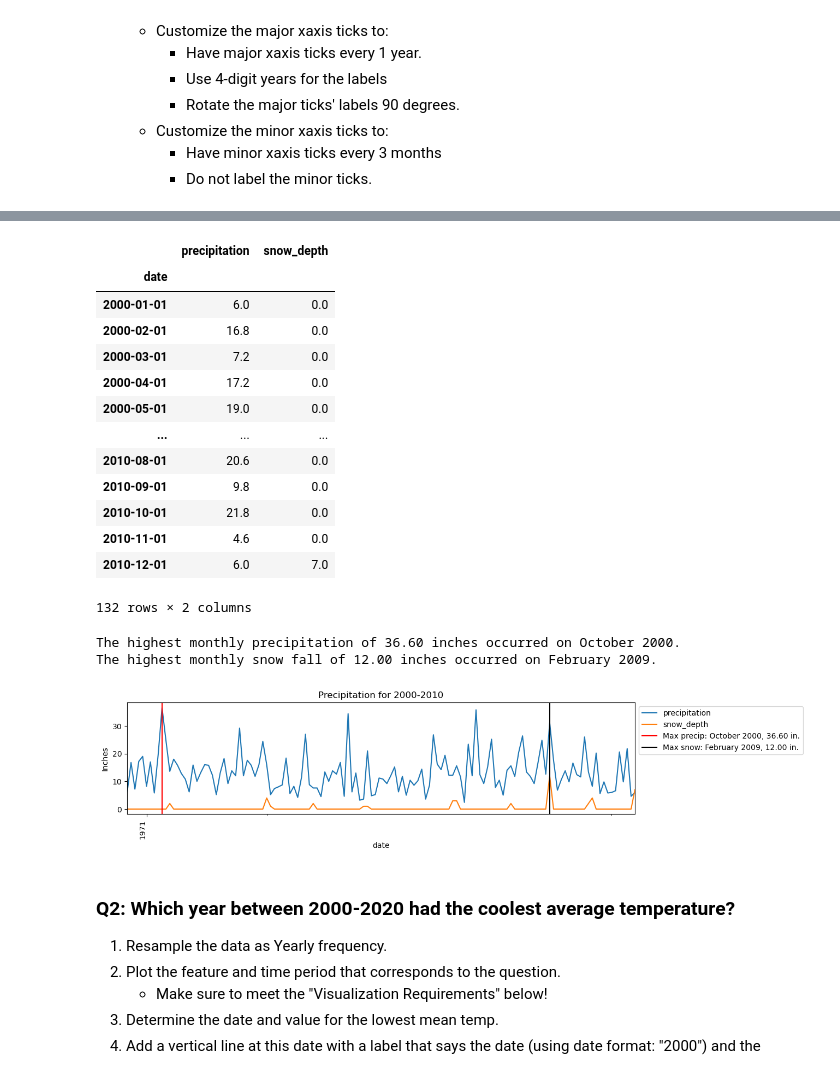
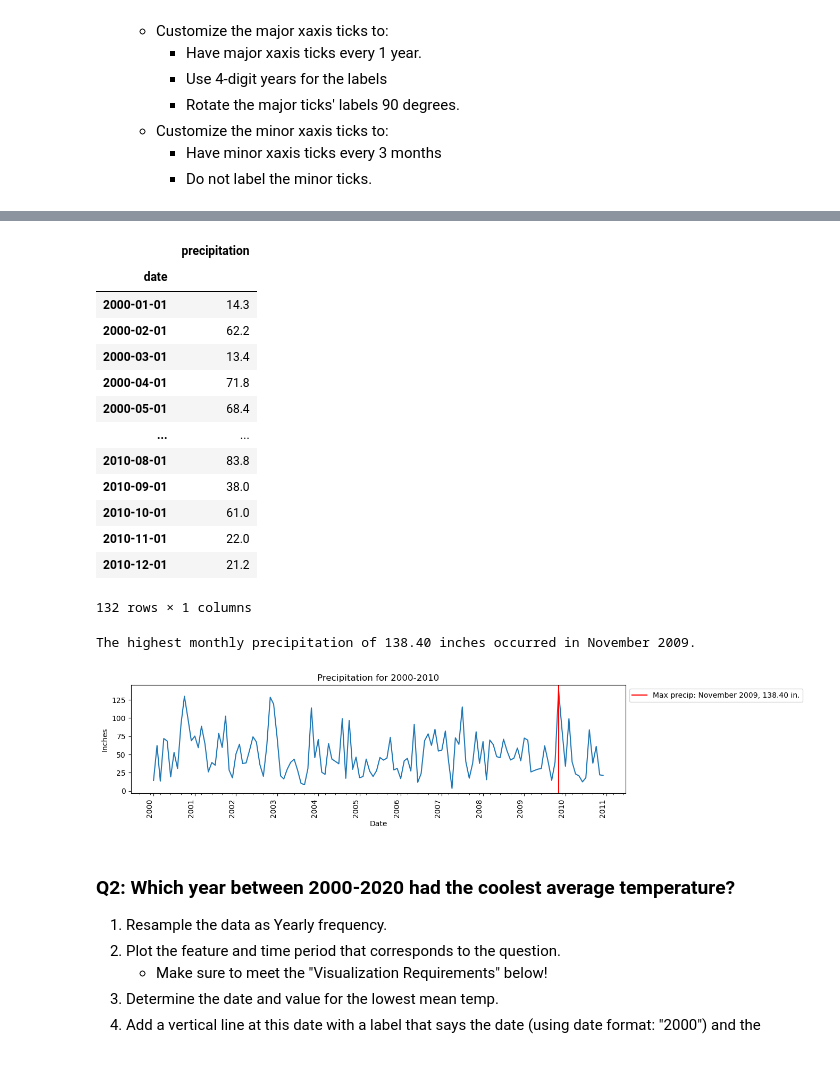
Before and after one commit to krisbarbier/Resampling-Datetime-Data, a Jupyter notebook: Resampling Datetime Data (Core).ipynb, the cells around one changed output, grey strips where cells are left out. Saved outputs shown, nothing was run; the diff lists cells and outputs as text; code cells hidden in the pictures.

```diff
--- a/Resampling Datetime Data (Core).ipynb
+++ b/Resampling Datetime Data (Core).ipynb
@@ -158,7 +158,7 @@ Note: you may want to make a temporary DataFrame that you will use to answer thi
         - Do not label the minor ticks.
 # %%
 #Create temporary df of data from 2000-2010
-precip_cols = ['precipitation', 'snow_depth']
+precip_cols = ['precipitation']
 precip_df = df.loc[: '2010', precip_cols]
 precip_df
 # %% [output]
@@ -179,68 +179,63 @@ precip_df
 # %%
 #Resample to monthly frequency
-precip_df_MS = precip_df.resample("MS").max()
+precip_df_MS = precip_df.resample("MS").sum()
 precip_df_MS
 # %% [output]
-|  | precipitation | snow_depth |
-| date |  |  |
-| 2000-01-01 | 6.0 | 0.0 |
-| 2000-02-01 | 16.8 | 0.0 |
-| 2000-03-01 | 7.2 | 0.0 |
-| 2000-04-01 | 17.2 | 0.0 |
-| 2000-05-01 | 19.0 | 0.0 |
-| ... | ... | ... |
-| 2010-08-01 | 20.6 | 0.0 |
-| 2010-09-01 | 9.8 | 0.0 |
-| 2010-10-01 | 21.8 | 0.0 |
-| 2010-11-01 | 4.6 | 0.0 |
-| 2010-12-01 | 6.0 | 7.0 |
+|  | precipitation |
+| date |  |
+| 2000-01-01 | 14.3 |
+| 2000-02-01 | 62.2 |
+| 2000-03-01 | 13.4 |
+| 2000-04-01 | 71.8 |
+| 2000-05-01 | 68.4 |
+| ... | ... |
+| 2010-08-01 | 83.8 |
+| 2010-09-01 | 38.0 |
+| 2010-10-01 | 61.0 |
+| 2010-11-01 | 22.0 |
+| 2010-12-01 | 21.2 |
-132 rows × 2 columns
+132 rows × 1 columns
 # %%
 #Find date and corresponding value for max precipitation
 date_max_precip = precip_df_MS['precipitation'].idxmax()
 max_precip = precip_df_MS['precipitation'].max()
 
-#Find date and corresponding value for max snow fall
-date_max_snow = precip_df_MS['snow_depth'].idxmax()
-max_snow = precip_df_MS['snow_depth'].max()
-
-print(f"The highest monthly precipitation of {max_precip:,.2f} inches occurred on {date_max_precip.strftime('%B %Y')}.")
-print(f"The highest monthly snow fall of {max_snow:,.2f} inches occurred on {date_max_snow.strftime('%B %Y')}.")
+print(f"The highest monthly precipitation of {max_precip:,.2f} inches occurred in {date_max_precip.strftime('%B %Y')}.")
 # %% [output]
-The highest monthly precipitation of 36.60 inches occurred on October 2000.
-The highest monthly snow fall of 12.00 inches occurred on February 2009.
+The highest monthly precipitation of 138.40 inches occurred in November 2009.
 # %%
 #Plot precipitation data
 fig, ax = plt.subplots(figsize=(12,3))
-precip_df_MS.plot(ax=ax)
-ax.set(title = 'Precipitation for 2000-2010', ylabel = 'Inches')
+ax.plot(precip_df_MS)
+# precip_df_MS.plot(ax = ax, marker = '.')
+ax.set(title = 'Precipitation for 2000-2010', ylabel = 'Inches', xlabel = 'Date')
+
+# ##  Set xticks and xticklables
+# ax.set_xticks(ax.get_xticks())
+# ax.set_xticklabels(ax.get_xticklabels(), fontsize='large',fontweight='bold')
 
 #Set major ticks
 major_loc = mdates.YearLocator(1)
 major_fmt = mdates.DateFormatter('%Y')
 
 ax.xaxis.set_major_locator(major_loc)
 ax.xaxis.set_major_formatter(major_fmt)
 
 #Set minor ticks
 minor_loc = mdates.MonthLocator(interval = 3)
 
 ax.xaxis.set_minor_locator(minor_loc)
 
 #Add vertical line for top precipitation
 ax.axvline(date_max_precip, color = 'red',
            label = f"Max precip: {date_max_precip.strftime('%B %Y')}, {max_precip:,.2f} in.")
-
-#Add vertical line for top snow
-ax.axvline(date_max_snow, color = 'black',
-           label = f"Max snow: {date_max_snow.strftime('%B %Y')}, {max_snow:,.2f} in.")
 ax.legend(bbox_to_anchor=[1,1])
 
 #Final settings
 fig = ax.get_figure()
 fig.autofmt_xdate(which = 'major', rotation = 90);
 # %% [output]
-[figure, old version]
+[figure, new version]
 # %% [markdown]
 ### Q2: Which year between 2000-2020 had the coolest average temperature?
 
```
Also changed, not shown: parts of 3 cells of this notebook.
